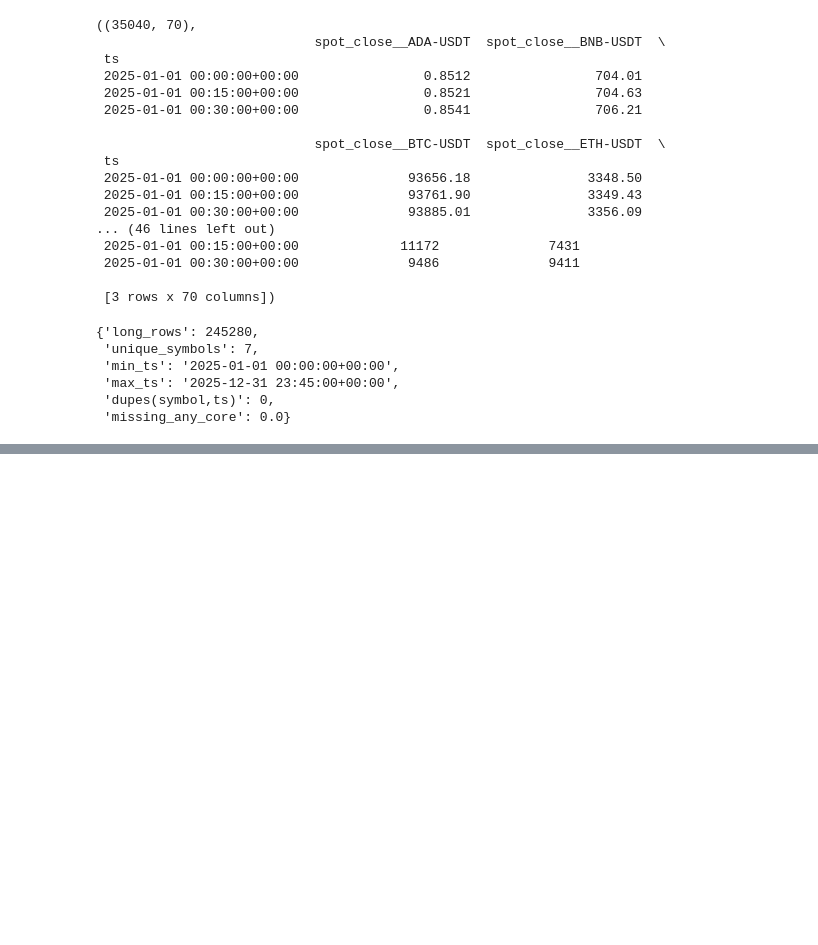
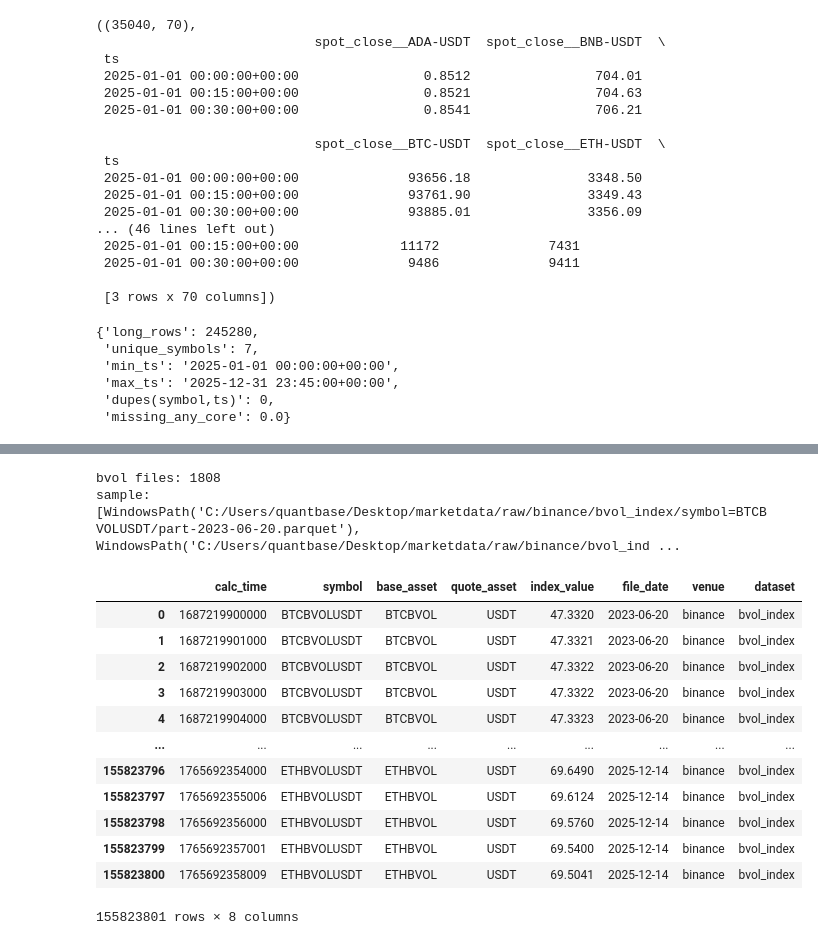
Before and after one commit to KaranPi/sydata, a Jupyter notebook: e2e_v4_basket.ipynb, the cells around one changed output, grey strips where cells are left out. Drawn from its saved outputs; the diff is of its cells as text; code cells hidden in the pictures; blank space fills up the shorter version.

```diff
--- a/e2e_v4_basket.ipynb
+++ b/e2e_v4_basket.ipynb
@@ -365,0 +443,28 @@ inspect
+# %%
+#-----Join BVOL-----
+
+DATA_ROOT = Path(r"C:\Users\quantbase\Desktop\marketdata")
+BVOL_DIR = DATA_ROOT / "raw" / "binance" / "bvol_index"
+
+bvol_files = sorted(BVOL_DIR.rglob("part-*.parquet"))
+print("bvol files:", len(bvol_files))
+print("sample:", bvol_files[:3])
+
+bvol_raw = pd.concat((pd.read_parquet(p) for p in bvol_files), ignore_index=True)
+bvol_raw
+# %% [output]
+bvol files: 1808
+sample: [WindowsPath('C:/Users/quantbase/Desktop/marketdata/raw/binance/bvol_index/symbol=BTCBVOLUSDT/part-2023-06-20.parquet'), WindowsPath('C:/Users/quantbase/Desktop/marketdata/raw/binance/bvol_ind ...
+|  | calc_time | symbol | base_asset | quote_asset | index_value | file_date | venue | dataset |
+| 0 | 1687219900000 | BTCBVOLUSDT | BTCBVOL | USDT | 47.3320 | 2023-06-20 | binance | bvol_index |
+| 1 | 1687219901000 | BTCBVOLUSDT | BTCBVOL | USDT | 47.3321 | 2023-06-20 | binance | bvol_index |
+| 2 | 1687219902000 | BTCBVOLUSDT | BTCBVOL | USDT | 47.3322 | 2023-06-20 | binance | bvol_index |
+| 3 | 1687219903000 | BTCBVOLUSDT | BTCBVOL | USDT | 47.3322 | 2023-06-20 | binance | bvol_index |
+| 4 | 1687219904000 | BTCBVOLUSDT | BTCBVOL | USDT | 47.3323 | 2023-06-20 | binance | bvol_index |
+| ... | ... | ... | ... | ... | ... | ... | ... | ... |
+| 155823796 | 1765692354000 | ETHBVOLUSDT | ETHBVOL | USDT | 69.6490 | 2025-12-14 | binance | bvol_index |
+| 155823797 | 1765692355006 | ETHBVOLUSDT | ETHBVOL | USDT | 69.6124 | 2025-12-14 | binance | bvol_index |
+| 155823798 | 1765692356000 | ETHBVOLUSDT | ETHBVOL | USDT | 69.5760 | 2025-12-14 | binance | bvol_index |
+| 155823799 | 1765692357001 | ETHBVOLUSDT | ETHBVOL | USDT | 69.5400 | 2025-12-14 | binance | bvol_index |
+| 155823800 | 1765692358009 | ETHBVOLUSDT | ETHBVOL | USDT | 69.5041 | 2025-12-14 | binance | bvol_index |
+155823801 rows × 8 columns
```
Also changed, not shown: parts of 8 cells of this notebook.
